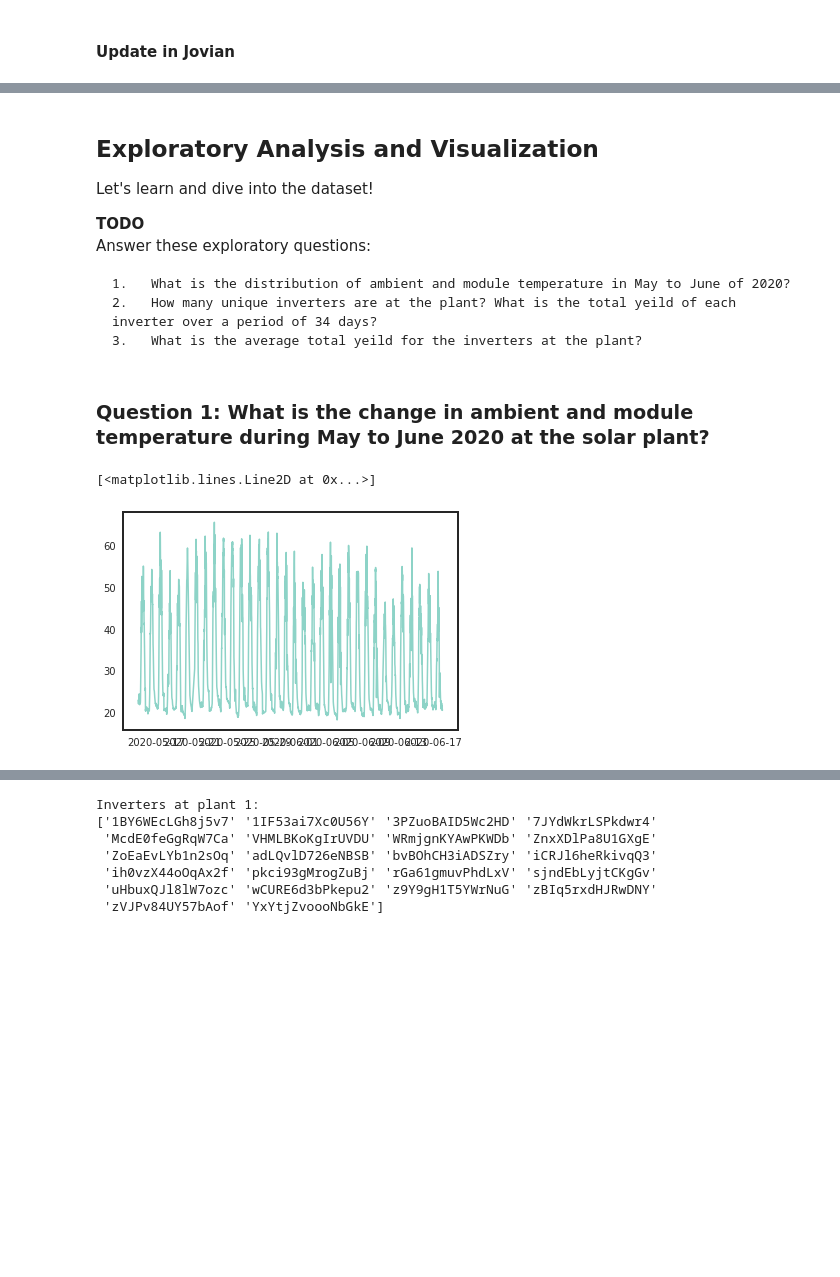
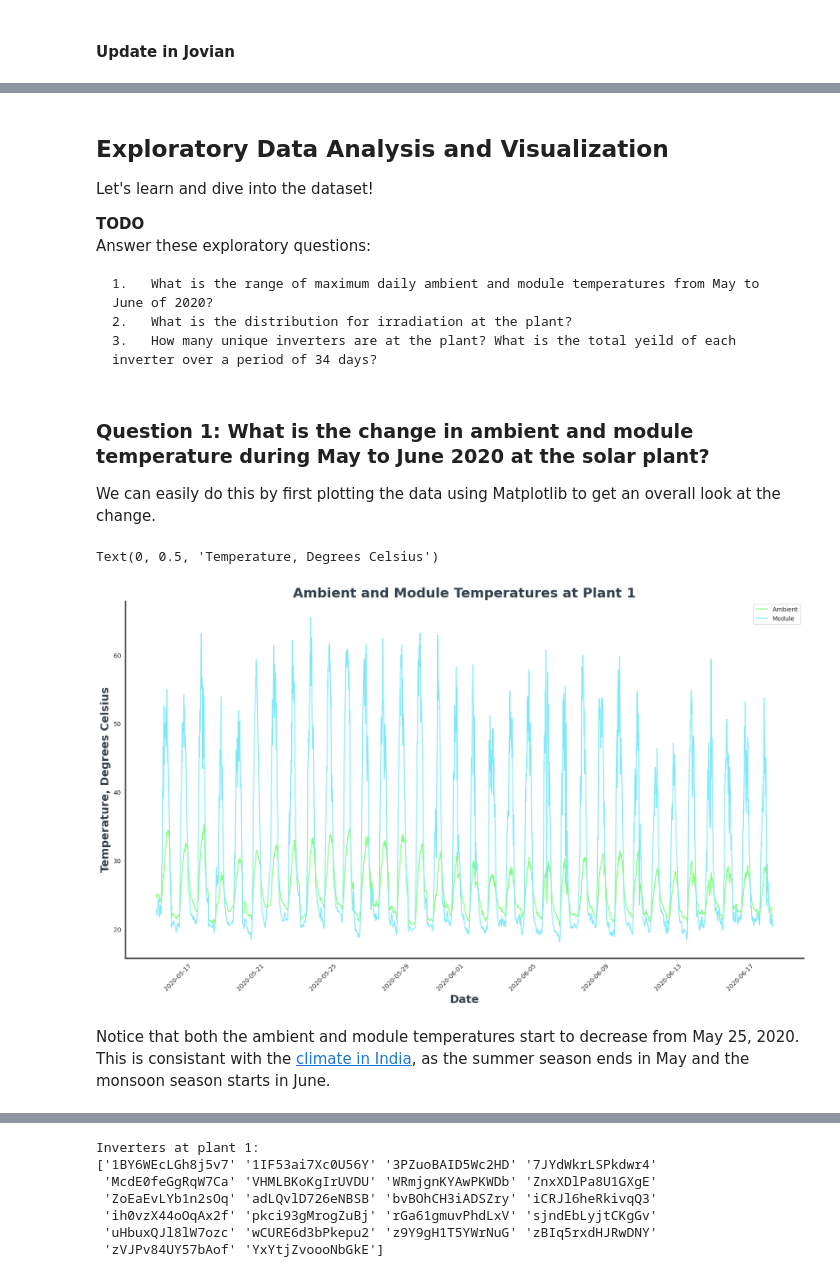
Before and after one commit to charitarthchugh/solar-india, a Jupyter notebook: solar-india.ipynb, the cells around one changed output, grey strips where cells are left out. Saved outputs shown, nothing was run; the diff lists cells and outputs as text; code cells hidden in the pictures; blank space fills up the shorter version.

Commit message:
jovian commit charitarthchugh/solar-india v35

```diff
--- a/solar-india.ipynb
+++ b/solar-india.ipynb
@@ -266,21 +259,31 @@ sns.set_style("white")
 # %% [markdown]
-## Exploratory Analysis and Visualization
+## Exploratory Data Analysis and Visualization
 
 Let's learn and dive into the dataset!
 
 **TODO**
 Answer these exploratory questions:
 
-    1.   What is the distribution of ambient and module temperature in May to June of 2020?
-    2.   How many unique inverters are at the plant? What is the total yeild of each inverter over a period of 34 days?
-    3.   What is the average total yeild for the inverters at the plant?
+    1.   What is the range of maximum daily ambient and module temperatures from May to June of 2020?
+    2.   What is the distribution for irradiation at the plant?
+    3.   How many unique inverters are at the plant? What is the total yeild of each inverter over a period of 34 days?
 # %% [markdown]
 ### Question 1: What is the change in ambient and module temperature during May to June 2020 at the solar plant?
+
+We can easily do this by first plotting the data using Matplotlib to get an overall look at the change.
-# %%
-#fig, ax =plt.subplot(figsize=(10,,10))
-temps=pd.DataFrame([pd.to_datetime(plant1.weather_sensor_df.DATE_TIME).dt.date,
-                    pd.to_datetime(plant1.weath er_sensor_df.DATE_TIME).dt.time,
-                    plant1.weather_sensor_df])
-# %% [output]
-[<matplotlib.lines.Line2D at 0x...>]
-[figure, removed]
+# %%
+fig, ax = plt.subplots(figsize=(20,12), dpi=100,)
+plt.plot(plant1.weather_sensor_df.DATE_TIME,plant1.weather_sensor_df.AMBIENT_TEMPERATURE, color='#80FF72', label="Ambient")
+plt.plot(plant1.weather_sensor_df.DATE_TIME,plant1.weather_sensor_df.MODULE_TEMPERATURE, color="#7EE8FA", label="Module")
+plt.legend()
+fig.autofmt_xdate(rotation=45)
+ax.spines['top'].set_visible(False)
+ax.spines['right'].set_visible(False)
+ax.set_title("Ambient and Module Temperatures at Plant 1",fontsize=22, fontweight='black',color='#333F4B')
+ax.set_xlabel("Date",fontsize=18, fontweight='black', color = '#333F4B')
+ax.set_ylabel("Temperature, Degrees Celsius", fontsize=18, fontweight='black', color='#333F4B')
+# %% [output]
+Text(0, 0.5, 'Temperature, Degrees Celsius')
+[figure, added]
+# %% [markdown]
+Notice that both the ambient and module temperatures start to decrease from May 25, 2020. This is consistant with the [climate in India](https://en.wikipedia.org/wiki/Climate_of_India), as the summer season ends in May and the monsoon season starts in June.
```
Also changed, not shown: parts of 13 cells of this notebook.
